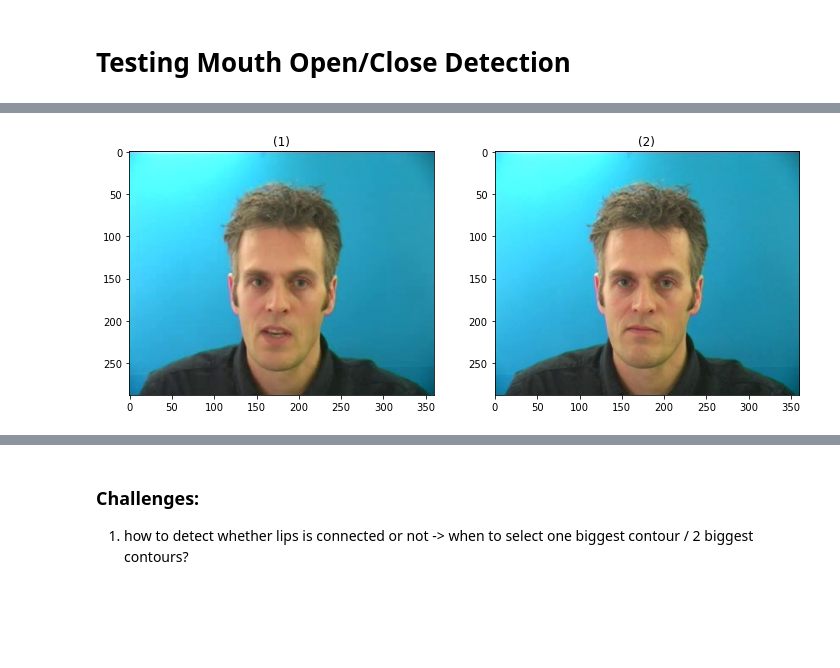
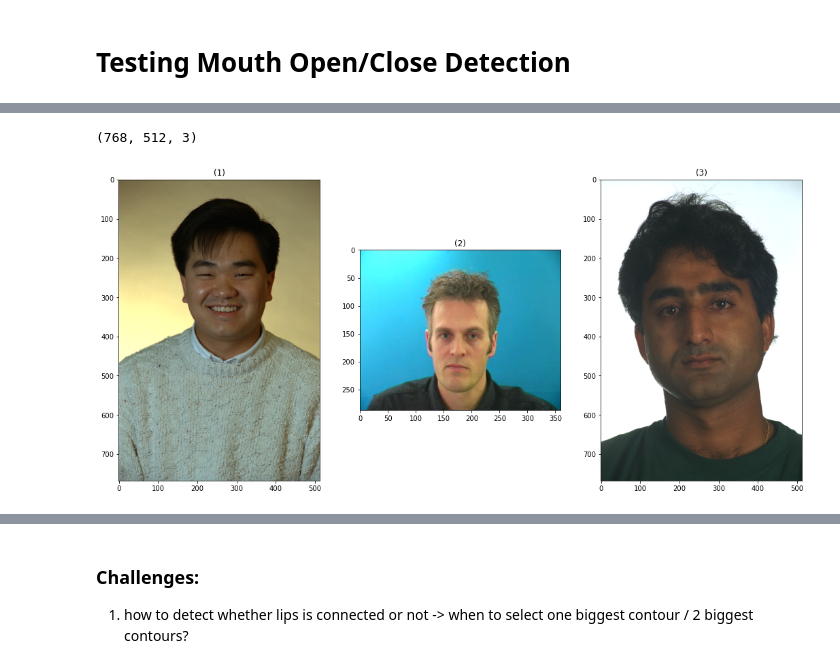
Before and after one commit to LoayMoh99/My_Social_Eye, a Jupyter notebook: Speaker_Detection/mouth_detection/MouthDetection.ipynb, the cells around one changed output, grey strips where cells are left out. Cells and saved outputs as stored; diff of their text form; code cells hidden in the pictures; blank space fills up the shorter version.

```diff
--- a/Speaker_Detection/mouth_detection/MouthDetection.ipynb
+++ b/Speaker_Detection/mouth_detection/MouthDetection.ipynb
@@ -15,9 +18,13 @@ import dlib
 # %%
-img_open = io.imread('frame0.jpg')
+img_PPM=io.imread("00616_940928_fb.ppm")
+print(img_PPM.shape)
+img_open = io.imread('00110_931230_fa.ppm')
+# img_open=img_open[:,:,:3]
 img_close = io.imread('frame69.jpg')
-show_images([img_open, img_close])
+show_images([img_open, img_close,img_PPM])
 # %% [output]
+(768, 512, 3)
-[figure, old version]
+[figure, new version]
 # %%
 def detectMouth(img):
     # detect face:
```
Also changed, not shown: parts of 11 cells of this notebook, 1 other file.
